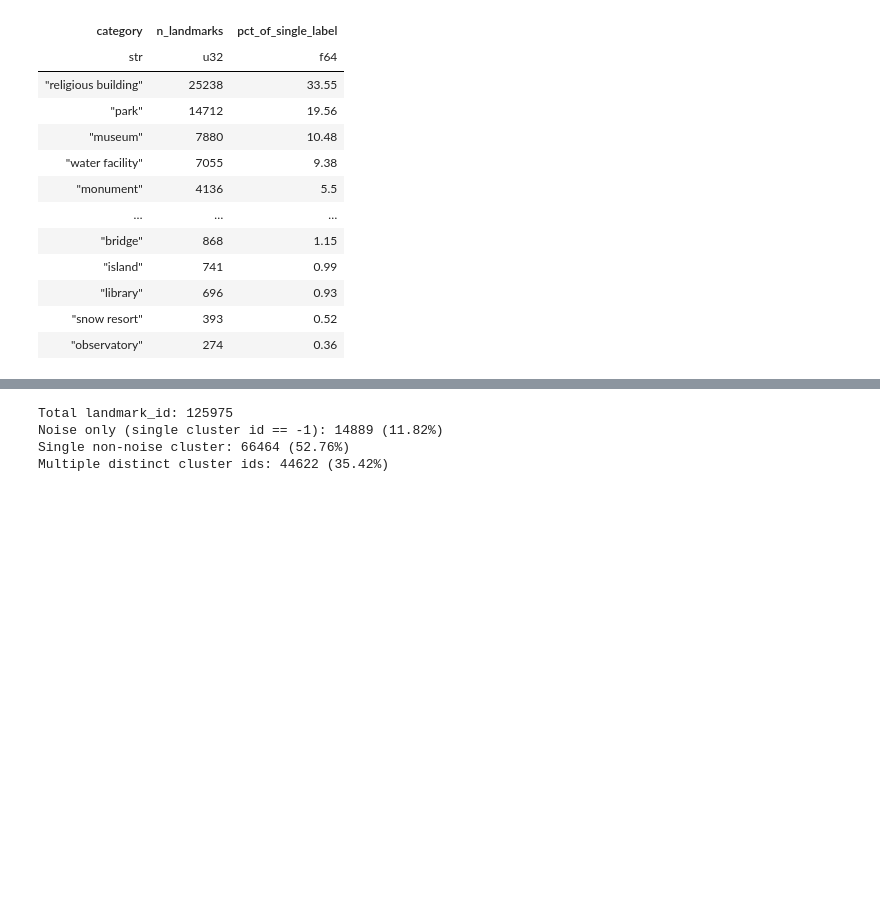
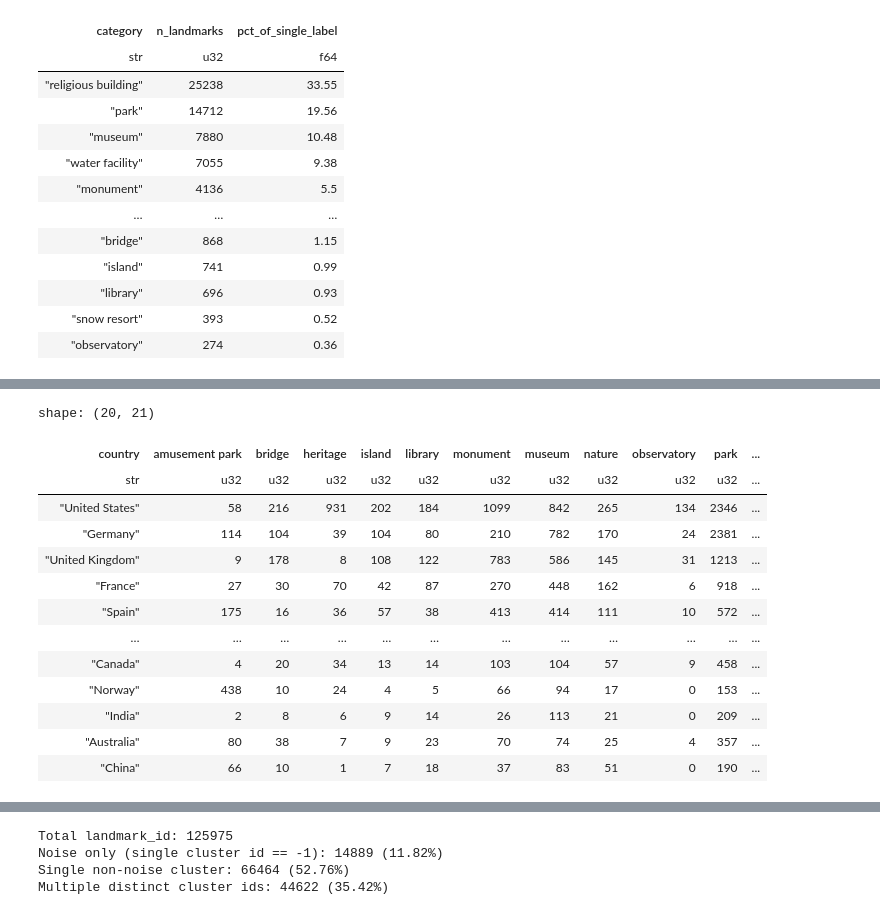
Before and after one commit to fhrzn/geocir, a Jupyter notebook: notebooks/wikidata.ipynb, the cells around one changed output, grey strips where cells are left out. Saved outputs shown, nothing was run; the diff lists cells and outputs as text; code cells hidden in the pictures; blank space fills up the shorter version.

```diff
--- a/notebooks/wikidata.ipynb
+++ b/notebooks/wikidata.ipynb
@@ -907,0 +1012,41 @@ df_tag_clean.select(["id", "landmark_id", "wikimedia_url", "src"]).write_csv(
+# %%
+# Contingency table for the highest-volume countries.
+# rows = country, cols = category, values = distinct landmarks.
+# Multi-label => `row_total` (sum of memberships) >= `landmarks` (distinct).
+CC_TOP_COUNTRIES = 20
+
+cc_country_volume = (
+    cc_landmarks.group_by("country")
+    .agg(pl.col(CC_KEY).n_unique().alias("landmarks"))
+    .sort("landmarks", descending=True)
+)
+cc_top_countries = cc_country_volume.head(CC_TOP_COUNTRIES)["country"].to_list()
+
+cc_counts_matrix = (
+    cc_pairs.filter(pl.col("country").is_in(cc_top_countries))
+    .pivot(values="n_landmarks", index="country", on="category")
+    .fill_null(0)
+)
+cc_cat_cols = sorted(c for c in cc_counts_matrix.columns if c != "country")
+cc_counts_matrix = (
+    cc_counts_matrix.select(["country", *cc_cat_cols])
+    .with_columns(pl.sum_horizontal(cc_cat_cols).alias("row_total"))
+    .join(cc_country_volume, on="country")
+    .sort("landmarks", descending=True)
+)
+cc_counts_matrix
+# %% [output]
+shape: (20, 21)
+| country | amusement park | bridge | heritage | island | library | monument | museum | nature | observatory | park | ... |
+| str | u32 | u32 | u32 | u32 | u32 | u32 | u32 | u32 | u32 | u32 | ... |
+| "United States" | 58 | 216 | 931 | 202 | 184 | 1099 | 842 | 265 | 134 | 2346 | ... |
+| "Germany" | 114 | 104 | 39 | 104 | 80 | 210 | 782 | 170 | 24 | 2381 | ... |
+| "United Kingdom" | 9 | 178 | 8 | 108 | 122 | 783 | 586 | 145 | 31 | 1213 | ... |
+| "France" | 27 | 30 | 70 | 42 | 87 | 270 | 448 | 162 | 6 | 918 | ... |
+| "Spain" | 175 | 16 | 36 | 57 | 38 | 413 | 414 | 111 | 10 | 572 | ... |
+| … | … | … | … | … | … | … | … | … | … | … | ... |
+| "Canada" | 4 | 20 | 34 | 13 | 14 | 103 | 104 | 57 | 9 | 458 | ... |
+| "Norway" | 438 | 10 | 24 | 4 | 5 | 66 | 94 | 17 | 0 | 153 | ... |
+| "India" | 2 | 8 | 6 | 9 | 14 | 26 | 113 | 21 | 0 | 209 | ... |
+| "Australia" | 80 | 38 | 7 | 9 | 23 | 70 | 74 | 25 | 4 | 357 | ... |
+| "China" | 66 | 10 | 1 | 7 | 18 | 37 | 83 | 51 | 0 | 190 | ... |
```
Also changed, not shown: parts of 26 cells of this notebook.
